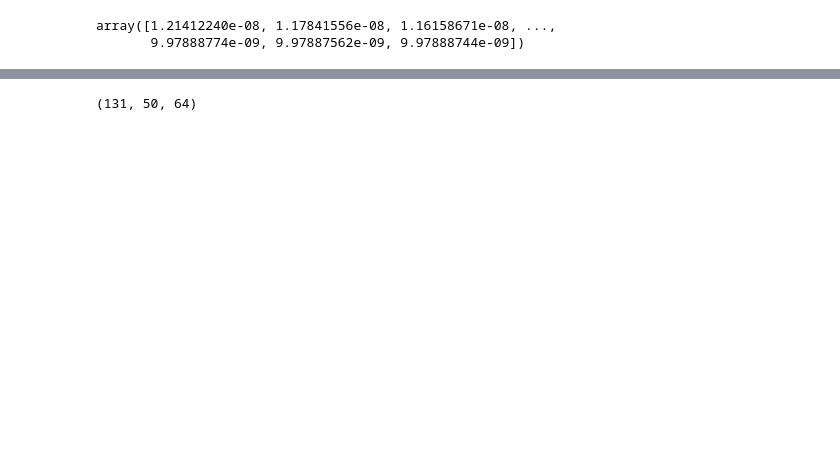
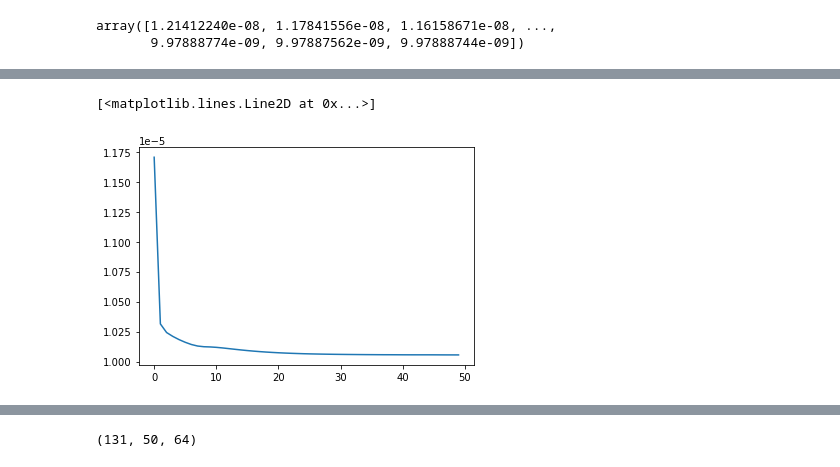
Before and after one commit to dbelivanis/Information-Theory-2, a Jupyter notebook: Multi_k/plot_results.ipynb, the cells around one changed output, grey strips where cells are left out. Drawn from its saved outputs; the diff is of its cells as text; code cells hidden in the pictures; blank space fills up the shorter version.

```diff
--- a/Multi_k/plot_results.ipynb
+++ b/Multi_k/plot_results.ipynb
@@ -127,0 +142,5 @@ plt.show()
+# %%
+plt.plot(np.exp(k[80,::2]))
+# %% [output]
+[<matplotlib.lines.Line2D at 0x...>]
+[figure, added]
```
Also changed, not shown: parts of 11 cells of this notebook, 3 other files.
